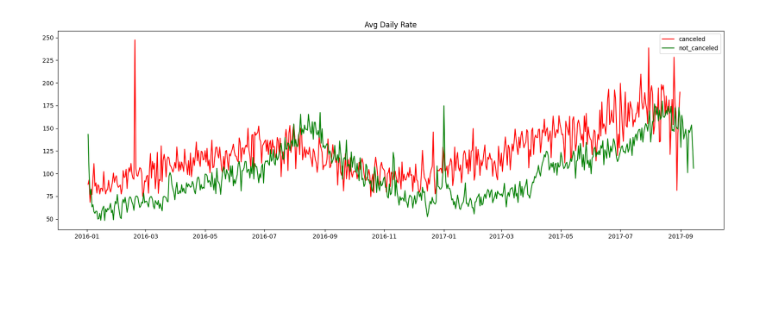
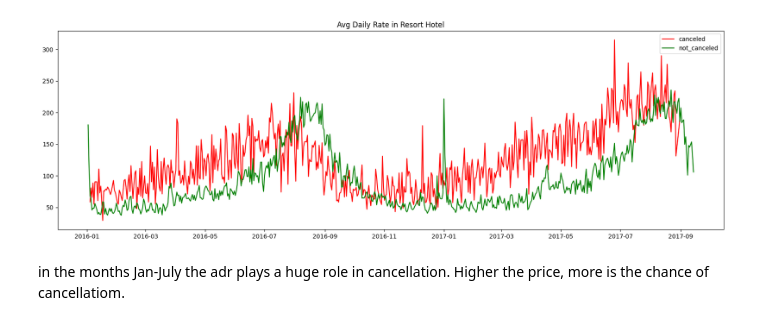
Before and after one commit to promitdutta-biz/data_analyst_projects, a Jupyter notebook: Hotel_Bookings_XGBoost_Classification_new.ipynb, the cells around one changed output. Saved outputs shown, nothing was run; the diff lists cells and outputs as text; code cells hidden in the pictures; blank space fills up the shorter version.

```diff
--- a/Hotel_Bookings_XGBoost_Classification_new.ipynb
+++ b/Hotel_Bookings_XGBoost_Classification_new.ipynb
@@ -67,0 +122,9 @@ df.dropna(inplace=True)
+# %%
+df['children'].fillna(0, inplace = True) # replacing wiht most frequent observation
+df['country'].fillna('others', axis=0, inplace=True) # tagging with 'others'
+df.drop(['agent','company'], axis=1, inplace=True)
+# %%
+df = df[df['adr']!=0] # we are interested in only those observations where the adr has some values, cancellatiions will affect
+# %%
+df['booking_amt']=((df['stays_in_week_nights']+df['stays_in_weekend_nights']))*df['adr']
+df['booking_amt_per_person']= df['booking_amt'].astype('float')/((df['adults'].astype('float')+df['children'].astype('float')))
@@ -190,4 +403,2 @@ plt.show()
-# %%
-df['month']=df['reservation_status_date'].dt.month
 # %%
 plt.figure(figsize=(16,8))
@@ -260,24 +427,27 @@ plt.show()
 # %%
-not_canceled_data= df[df['is_canceled']==0]
-canceled_data=df[df['is_canceled']==1]
+df_rh=df[df['hotel']=='Resort Hotel']
+not_canceled_data= df_rh[df_rh['is_canceled']==0]
+canceled_data=df_rh[df_rh['is_canceled']==1]
 
 canceled_df_adr= canceled_data.groupby('reservation_status_date')[['adr']].mean()
 canceled_df_adr.reset_index(inplace=True)
 canceled_df_adr.sort_values('reservation_status_date',inplace=True)
 
 not_canceled_df_adr= not_canceled_data.groupby('reservation_status_date')[['adr']].mean()
 not_canceled_df_adr.reset_index(inplace=True)
 not_canceled_df_adr.sort_values('reservation_status_date',inplace=True)
 
 canceled_df_adr=canceled_df_adr[(canceled_df_adr['reservation_status_date'])>'2016']
 not_canceled_df_adr=not_canceled_df_adr[(not_canceled_df_adr['reservation_status_date'])>'2016']
 
 plt.figure(figsize=(20,6))
-plt.title('Avg Daily Rate')
+plt.title('Avg Daily Rate in Resort Hotel')
 plt.plot(canceled_df_adr['reservation_status_date'], canceled_df_adr['adr'], label='canceled', color='red')
 plt.plot(not_canceled_df_adr['reservation_status_date'], not_canceled_df_adr['adr'], label='not_canceled', color='green')
 
 plt.legend()
 plt.show()
 # %% [output]
-[figure, old version]
+[figure, new version]
+# %% [markdown]
+in the months Jan-July the adr plays a huge role in cancellation. Higher the price, more is the chance of cancellatiom.
```
Also changed, not shown: parts of 132 cells of this notebook.
